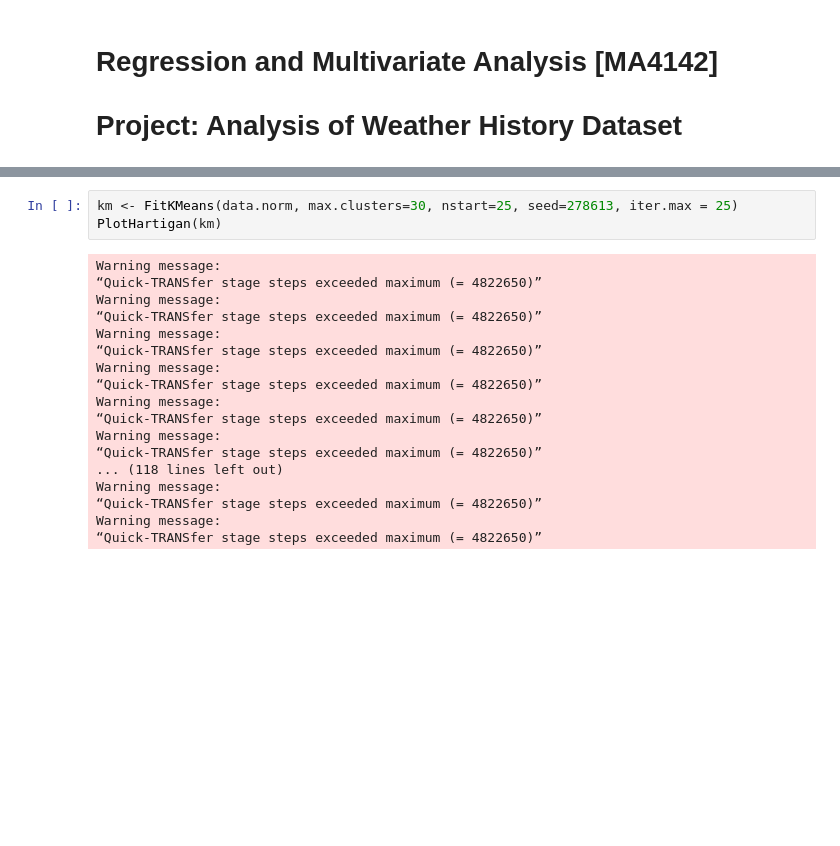
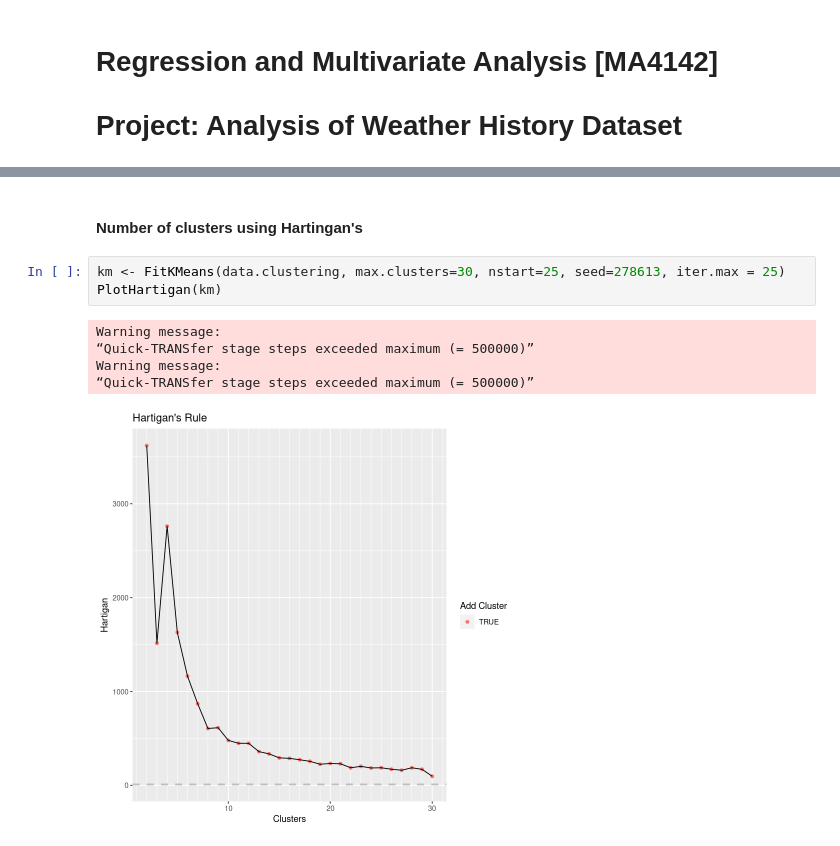
Before and after one commit to PradeepMundlik/MA4142-Project, a Jupyter notebook: main.ipynb, the cells around one changed output, grey strips where cells are left out. Drawn from its saved outputs; the diff is of its cells as text; blank space fills up the shorter version.

```diff
--- a/main.ipynb
+++ b/main.ipynb
@@ -138,21 +144,11 @@ kmeans$cluster
+# %% [markdown]
+#### Number of clusters using Hartingan's
 # %%
-km <- FitKMeans(data.norm, max.clusters=30, nstart=25, seed=278613, iter.max = 25)
+km <- FitKMeans(data.clustering, max.clusters=30, nstart=25, seed=278613, iter.max = 25)
 PlotHartigan(km)
 # %% [output]
 Warning message:
-“Quick-TRANSfer stage steps exceeded maximum (= 4822650)”
+“Quick-TRANSfer stage steps exceeded maximum (= 500000)”
 Warning message:
-“Quick-TRANSfer stage steps exceeded maximum (= 4822650)”
-Warning message:
-“Quick-TRANSfer stage steps exceeded maximum (= 4822650)”
-Warning message:
-“Quick-TRANSfer stage steps exceeded maximum (= 4822650)”
-Warning message:
-“Quick-TRANSfer stage steps exceeded maximum (= 4822650)”
-Warning message:
-“Quick-TRANSfer stage steps exceeded maximum (= 4822650)”
-... (118 lines left out)
-Warning message:
-“Quick-TRANSfer stage steps exceeded maximum (= 4822650)”
-Warning message:
-“Quick-TRANSfer stage steps exceeded maximum (= 4822650)”
+“Quick-TRANSfer stage steps exceeded maximum (= 500000)”
+[figure, added]
```
Also changed, not shown: parts of 24 cells of this notebook, 2 other files.
